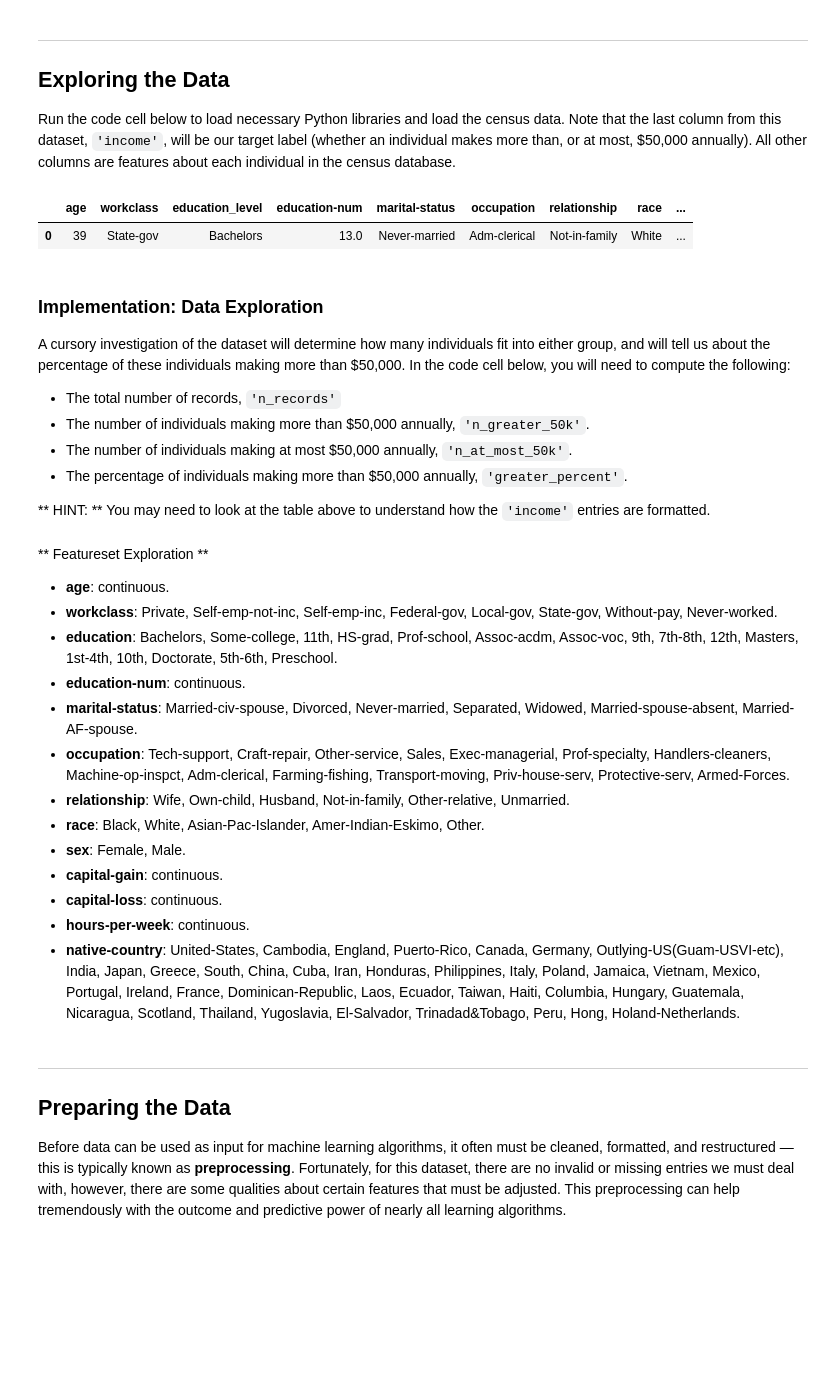
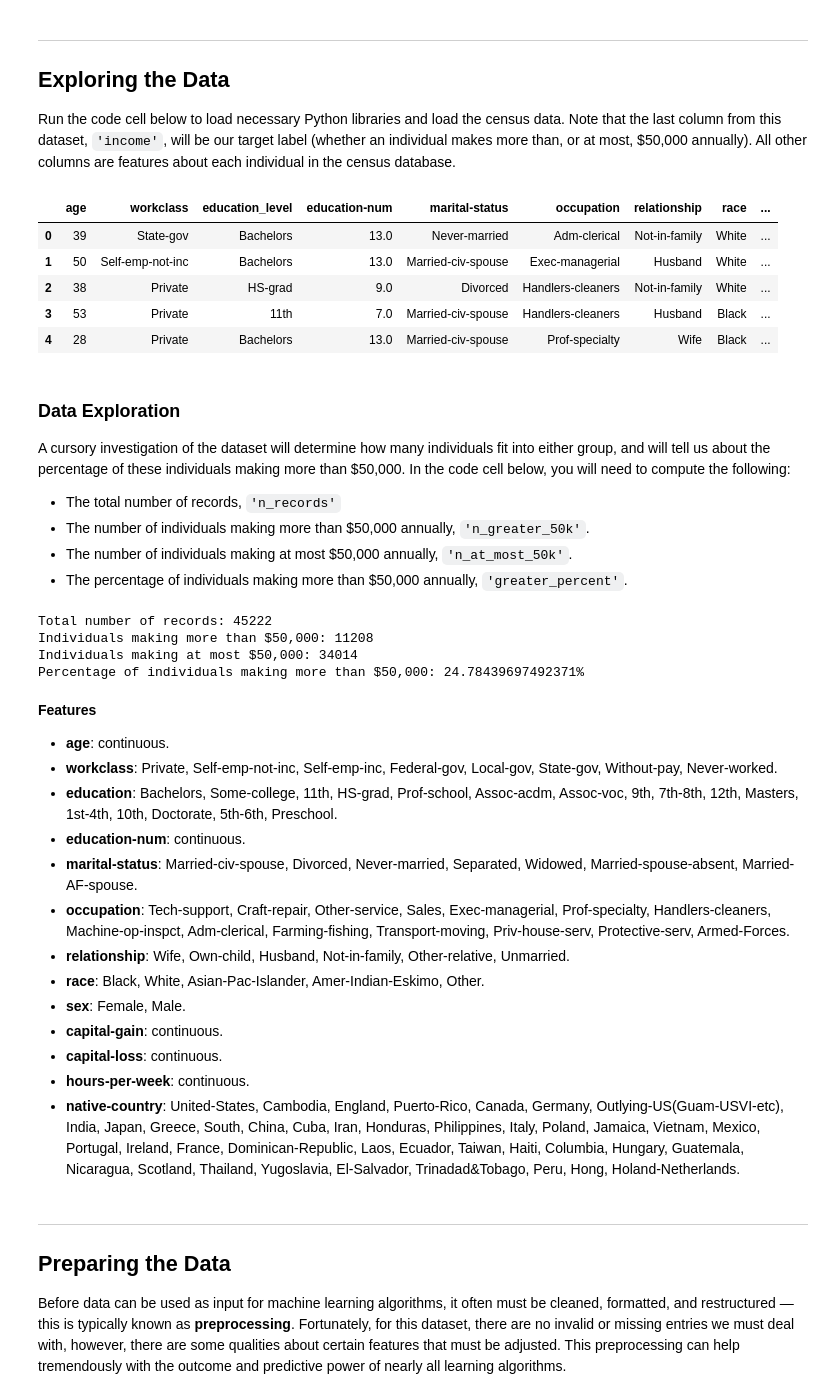
Before and after one commit to aaronhma/finding-donors, a Jupyter notebook: finding_donors.ipynb, the cells around one changed output. Cells and saved outputs as stored; diff of their text form; code cells hidden in the pictures; blank space fills up the shorter version.

```diff
--- a/finding_donors.ipynb
+++ b/finding_donors.ipynb
@@ -21,53 +22,61 @@ Run the code cell below to load necessary Python libraries and load the census d
 # %%
 # Import libraries necessary for this project
 import numpy as np
 import pandas as pd
 from time import time
 from IPython.display import display # Allows the use of display() for DataFrames
 
 # Import supplementary visualization code visuals.py
 import visuals as vs
 
 # Pretty display for notebooks
 %matplotlib inline
 
 # Load the Census dataset
 data = pd.read_csv("census.csv")
 
-# Success - Display the first record
-display(data.head(n=1))
+# Success - Display the first five record
+records_shown = 5 # <-- change this to show more records
+display(data.head(n = records_shown))
 # %% [output]
 |  | age | workclass | education_level | education-num | marital-status | occupation | relationship | race | ... |
 | 0 | 39 | State-gov | Bachelors | 13.0 | Never-married | Adm-clerical | Not-in-family | White | ... |
+| 1 | 50 | Self-emp-not-inc | Bachelors | 13.0 | Married-civ-spouse | Exec-managerial | Husband | White | ... |
+| 2 | 38 | Private | HS-grad | 9.0 | Divorced | Handlers-cleaners | Not-in-family | White | ... |
+| 3 | 53 | Private | 11th | 7.0 | Married-civ-spouse | Handlers-cleaners | Husband | Black | ... |
+| 4 | 28 | Private | Bachelors | 13.0 | Married-civ-spouse | Prof-specialty | Wife | Black | ... |
 # %% [markdown]
-### Implementation: Data Exploration
+### Data Exploration
 A cursory investigation of the dataset will determine how many individuals fit into either group, and will tell us about the percentage of these individuals making more than \$50,000. In the code cell below, you will need to compute the following:
 - The total number of records, `'n_records'`
 - The number of individuals making more than \$50,000 annually, `'n_greater_50k'`.
 - The number of individuals making at most \$50,000 annually, `'n_at_most_50k'`.
 - The percentage of individuals making more than \$50,000 annually, `'greater_percent'`.
-
-** HINT: ** You may need to look at the table above to understand how the `'income'` entries are formatted.
 # %%
-# TODO: Total number of records
-n_records = None
+# Total number of records
+n_records = len(data)
 
-# TODO: Number of records where individual's income is more than $50,000
-n_greater_50k = None
+# Number of records where individual's income is more than $50,000
+n_greater_50k = len(data[data.income == '>50K'])
 
-# TODO: Number of records where individual's income is at most $50,000
-n_at_most_50k = None
+# Number of records where individual's income is at most $50,000
+n_at_most_50k = len(data[data.income == '<=50K'])
 
-# TODO: Percentage of individuals whose income is more than $50,000
-greater_percent = None
+# Percentage of individuals whose income is more than $50,000
+greater_percent = (n_greater_50k / n_records) * 100
 
 # Print the results
 print("Total number of records: {}".format(n_records))
 print("Individuals making more than $50,000: {}".format(n_greater_50k))
 print("Individuals making at most $50,000: {}".format(n_at_most_50k))
 print("Percentage of individuals making more than $50,000: {}%".format(greater_percent))
+# %% [output]
+Total number of records: 45222
+Individuals making more than $50,000: 11208
+Individuals making at most $50,000: 34014
+Percentage of individuals making more than $50,000: 24.78439697492371%
 # %% [markdown]
-** Featureset Exploration **
+**Features**
 
 * **age**: continuous.
 * **workclass**: Private, Self-emp-not-inc, Self-emp-inc, Federal-gov, Local-gov, State-gov, Without-pay, Never-worked.
```
Also changed, not shown: parts of 45 cells of this notebook.
